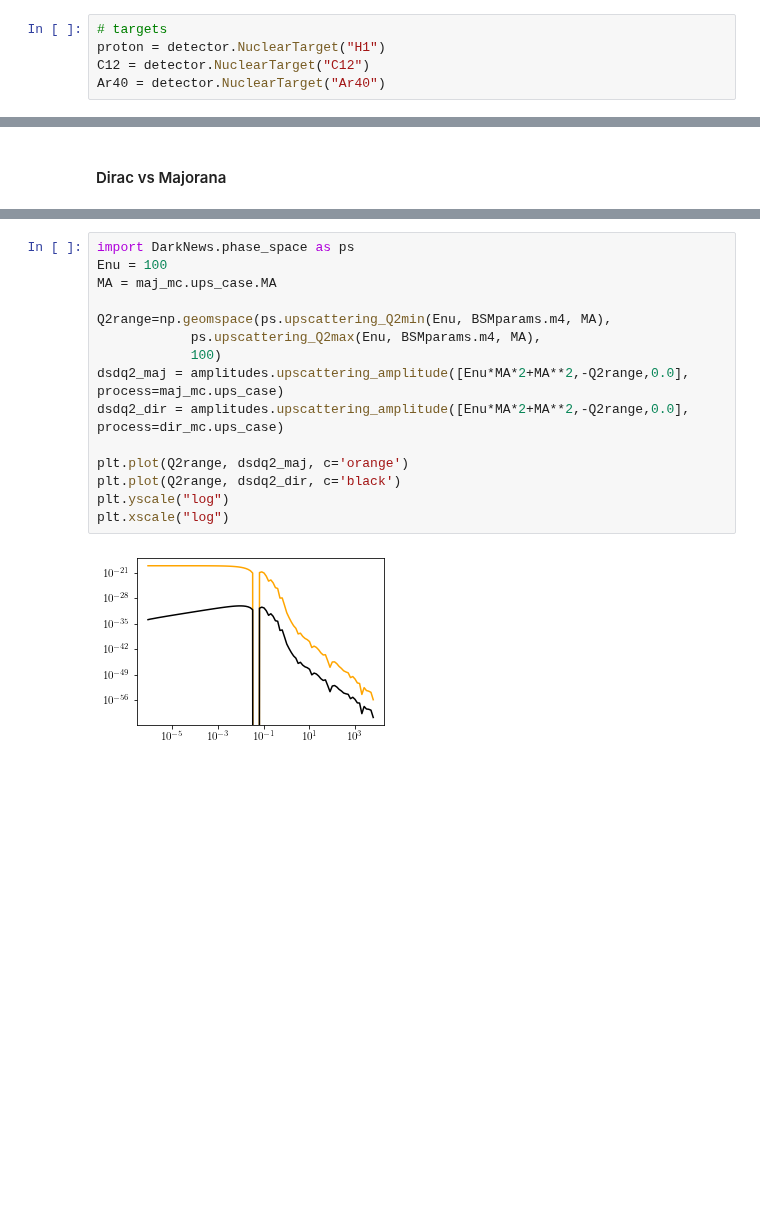
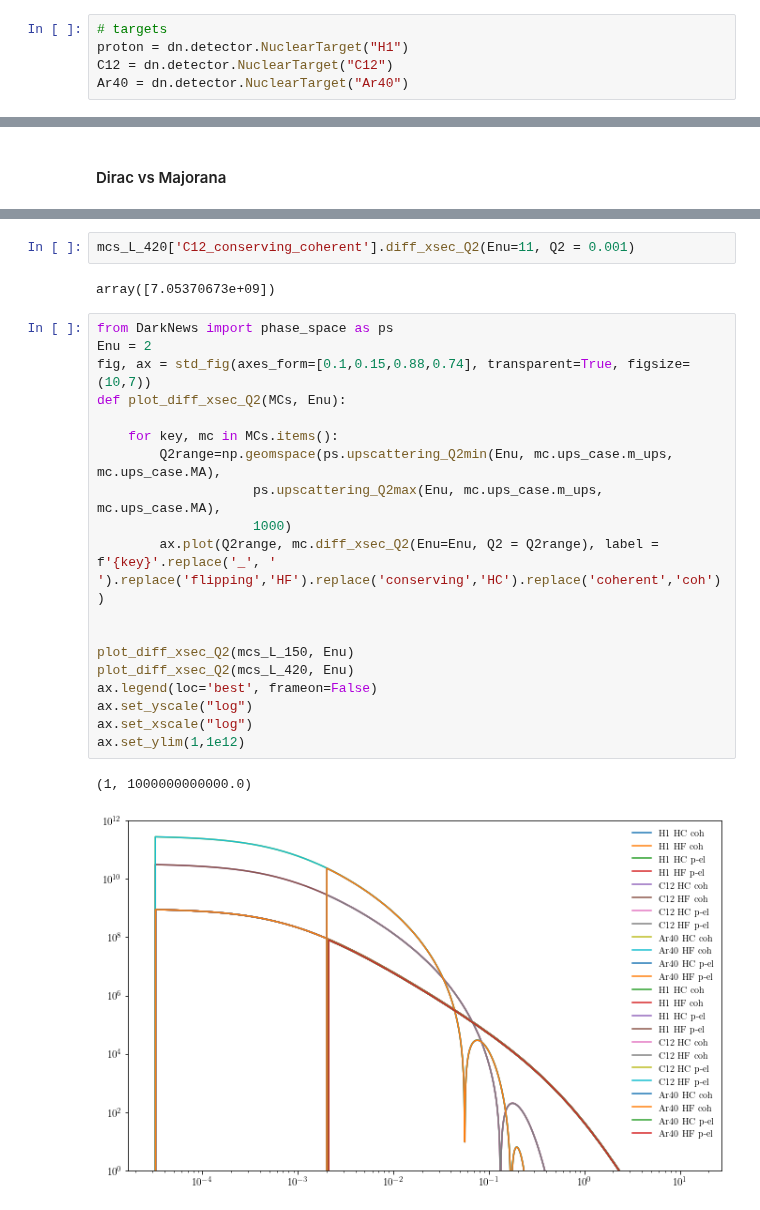
Before and after one commit to mhostert/DarkNews-generator, a Jupyter notebook: examples/Example_2_total_xsecs.ipynb, the cells around one changed output, grey strips where cells are left out. Saved outputs shown, nothing was run; the diff lists cells and outputs as text; blank space fills up the shorter version.

```diff
--- a/examples/Example_2_total_xsecs.ipynb
+++ b/examples/Example_2_total_xsecs.ipynb
@@ -15,6 +15,6 @@ from DarkNews import *
 # %%
 # targets
-proton = detector.NuclearTarget("H1")
-C12 = detector.NuclearTarget("C12")
-Ar40 = detector.NuclearTarget("Ar40")
+proton = dn.detector.NuclearTarget("H1")
+C12 = dn.detector.NuclearTarget("C12")
+Ar40 = dn.detector.NuclearTarget("Ar40")
 # %%
@@ -285,17 +185,26 @@ Ar40_flipping_p-el
+# %%
+mcs_L_420['C12_conserving_coherent'].diff_xsec_Q2(Enu=11, Q2 = 0.001)
+# %% [output]
+array([7.05370673e+09])
 # %%
-import DarkNews.phase_space as ps
-Enu = 100
-MA = maj_mc.ups_case.MA
+from DarkNews import phase_space as ps
+Enu = 2
+fig, ax = std_fig(axes_form=[0.1,0.15,0.88,0.74], transparent=True, figsize=(10,7))
+def plot_diff_xsec_Q2(MCs, Enu):
 
-Q2range=np.geomspace(ps.upscattering_Q2min(Enu, BSMparams.m4, MA),
-            ps.upscattering_Q2max(Enu, BSMparams.m4, MA),
-            100)
-dsdq2_maj = amplitudes.upscattering_amplitude([Enu*MA*2+MA**2,-Q2range,0.0], process=maj_mc.ups_case)
-dsdq2_dir = amplitudes.upscattering_amplitude([Enu*MA*2+MA**2,-Q2range,0.0], process=dir_mc.ups_case)
+    for key, mc in MCs.items():
+        Q2range=np.geomspace(ps.upscattering_Q2min(Enu, mc.ups_case.m_ups, mc.ups_case.MA),
+                    ps.upscattering_Q2max(Enu, mc.ups_case.m_ups, mc.ups_case.MA),
+                    1000)
+        ax.plot(Q2range, mc.diff_xsec_Q2(Enu=Enu, Q2 = Q2range), label = f'{key}'.replace('_', ' ').replace('flipping','HF').replace('conserving','HC').replace('coherent','coh'))
 
-plt.plot(Q2range, dsdq2_maj, c='orange')
-plt.plot(Q2range, dsdq2_dir, c='black')
-plt.yscale("log")
-plt.xscale("log")
+
+plot_diff_xsec_Q2(mcs_L_150, Enu)
+plot_diff_xsec_Q2(mcs_L_420, Enu)
+ax.legend(loc='best', frameon=False)
+ax.set_yscale("log")
+ax.set_xscale("log")
+ax.set_ylim(1,1e12)
 # %% [output]
+(1, 1000000000000.0)
-[figure, old version]
+[figure, new version]
```
Also changed, not shown: parts of 18 cells of this notebook, 6 other files.
